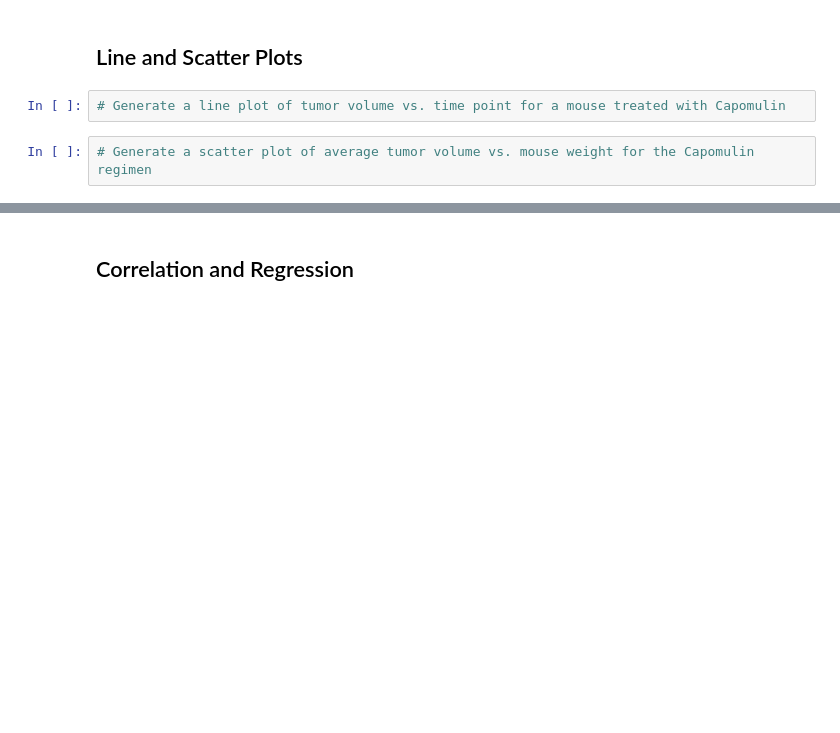
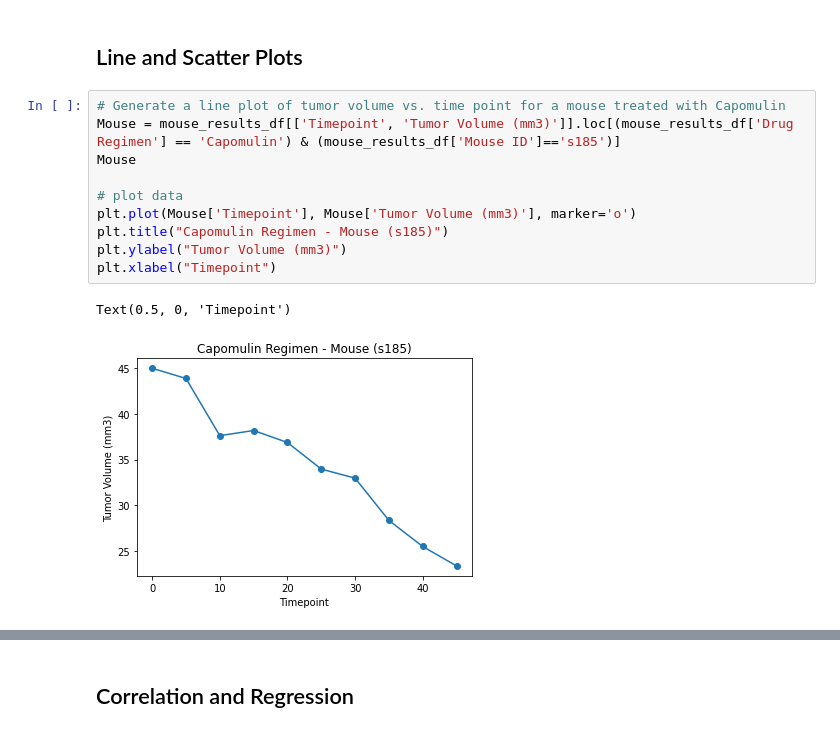
Before and after one commit to jagorman/Pymaceuticals, a Jupyter notebook: Pymaceuticals/Pymaceuticals .ipynb, the cells around one changed output, grey strips where cells are left out. Cells and saved outputs as stored; diff of their text form; blank space fills up the shorter version.

```diff
--- a/Pymaceuticals/Pymaceuticals .ipynb
+++ b/Pymaceuticals/Pymaceuticals .ipynb
@@ -257,6 +357,15 @@ plt.axis("equal")
 # %% [markdown]
 ## Line and Scatter Plots
-# %%
-# Generate a line plot of tumor volume vs. time point for a mouse treated with Capomulin
-# %%
-# Generate a scatter plot of average tumor volume vs. mouse weight for the Capomulin regimen
+# %%
+# Generate a line plot of tumor volume vs. time point for a mouse treated with Capomulin
+Mouse = mouse_results_df[['Timepoint', 'Tumor Volume (mm3)']].loc[(mouse_results_df['Drug Regimen'] == 'Capomulin') & (mouse_results_df['Mouse ID']=='s185')]
+Mouse
+
+# plot data
+plt.plot(Mouse['Timepoint'], Mouse['Tumor Volume (mm3)'], marker='o')
+plt.title("Capomulin Regimen - Mouse (s185)")
+plt.ylabel("Tumor Volume (mm3)")
+plt.xlabel("Timepoint")
+# %% [output]
+Text(0.5, 0, 'Timepoint')
+[figure, added]
```
Also changed, not shown: parts of 13 cells of this notebook, 1 other file.
